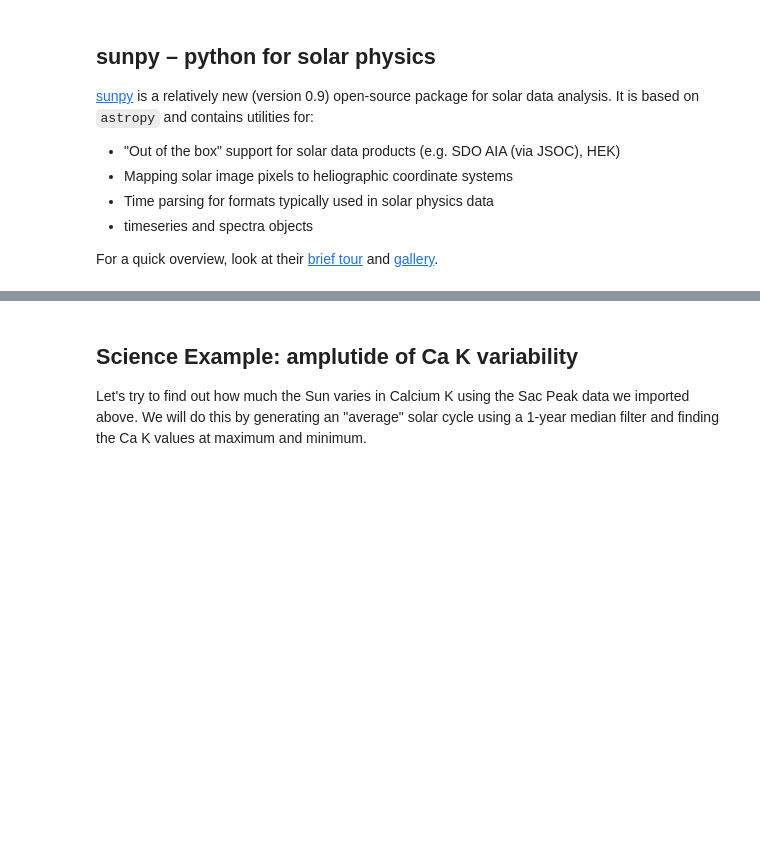
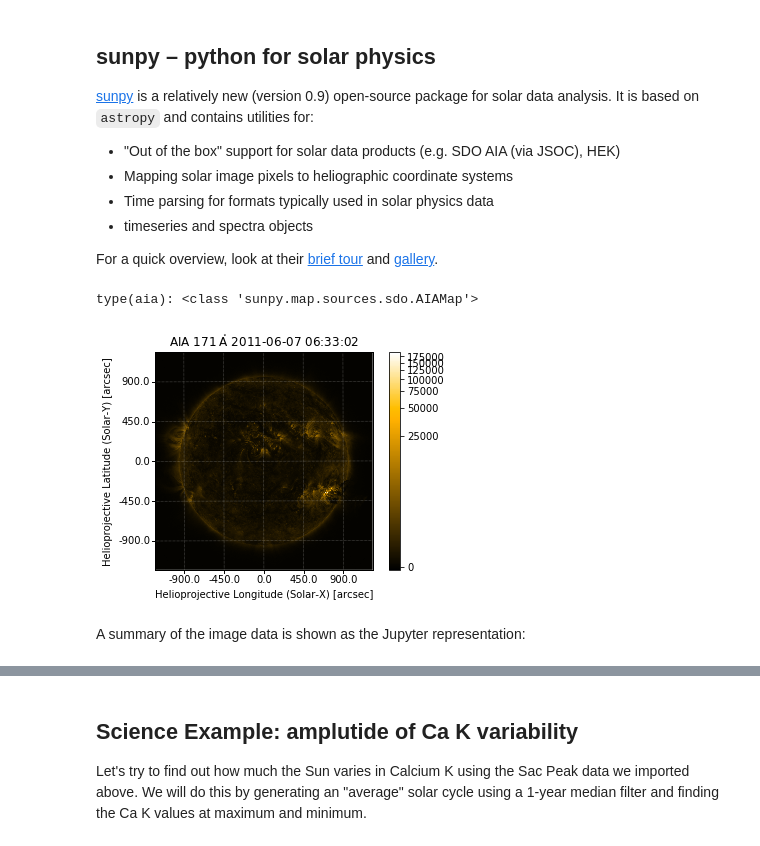
Before and after one commit to rickyegeland/python_tutorial, a Jupyter notebook: Python Tutorial.ipynb, the cells around one changed output, grey strips where cells are left out. Cells and saved outputs as stored; diff of their text form; code cells hidden in the pictures; blank space fills up the shorter version.

Commit message:
Add some sunpy examples

```diff
--- a/Python Tutorial.ipynb
+++ b/Python Tutorial.ipynb
@@ -1875,3 +2231,16 @@ plt.ylabel("Ca K Emission Index")
  * timeseries and spectra objects
 
  For a quick overview, look at their [brief tour](http://docs.sunpy.org/en/stable/guide/tour.html) and [gallery](http://docs.sunpy.org/en/stable/generated/gallery/index.html).
+# %%
+import sunpy
+import sunpy.data.sample
+import sunpy.map
+
+aia = sunpy.map.Map(sunpy.data.sample.AIA_171_IMAGE)
+print("type(aia):", type(aia))
+aia.peek()
+# %% [output]
+type(aia): <class 'sunpy.map.sources.sdo.AIAMap'>
+[figure, added]
+# %% [markdown]
+A summary of the image data is shown as the Jupyter representation:
```
Also changed, not shown: parts of 56 cells of this notebook.
